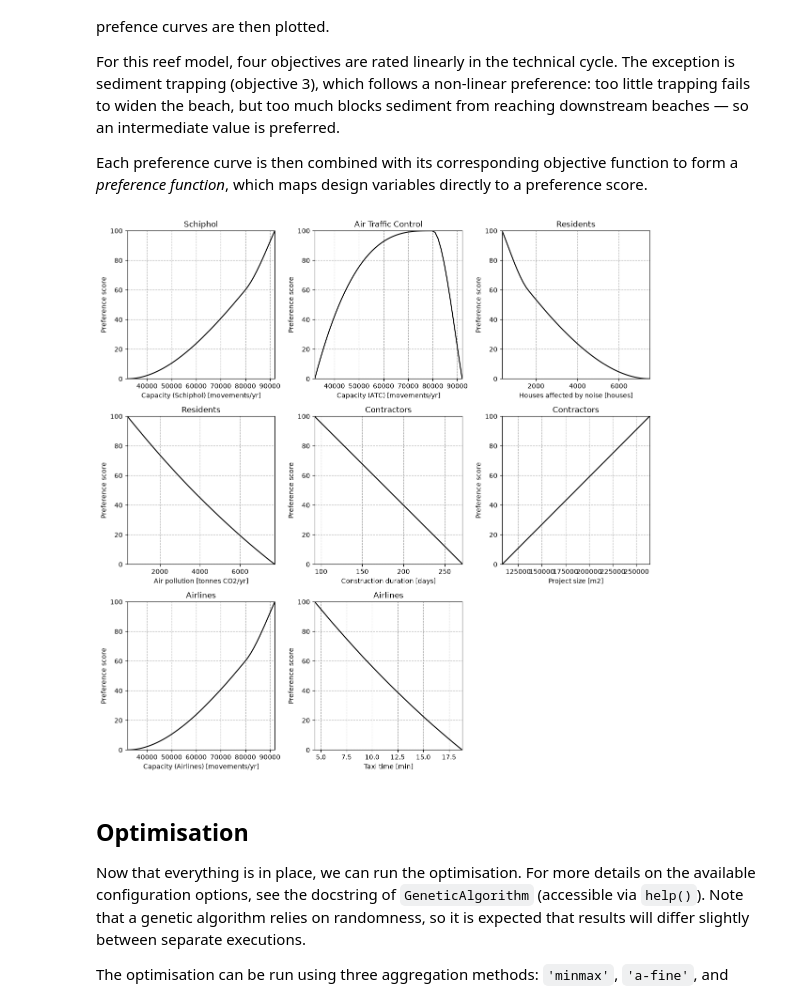
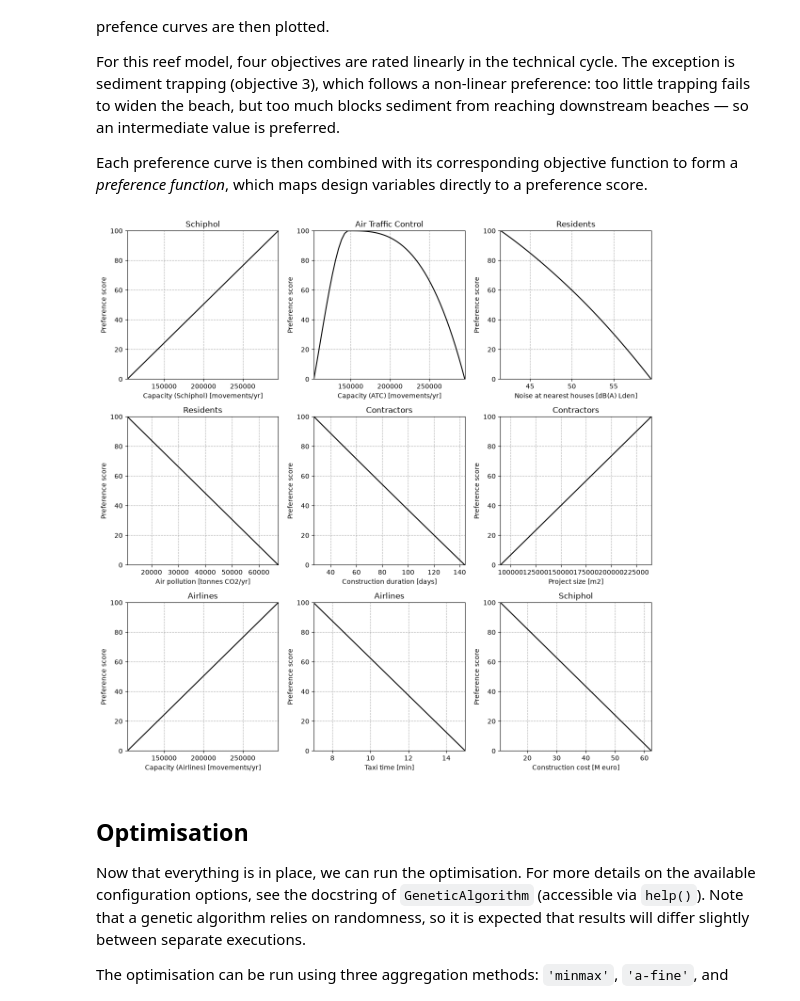
Before and after one commit to oskynowak-hash/MCDA-thing, a Jupyter notebook: Civil-Engineering-Systems-Design-main/optimization.ipynb, the cells around one changed output. Cells and saved outputs as stored; diff of their text form; code cells hidden in the pictures.

```diff
--- a/Civil-Engineering-Systems-Design-main/optimization.ipynb
+++ b/Civil-Engineering-Systems-Design-main/optimization.ipynb
@@ -69,15 +69,15 @@ design_variables = (
     ('x6', 'Material',                   '0=asphalt 1=precast')
 )
 
-b1 = [2400, 4400]
+b1 = [2000, 4000]
 b2 = [45, 60]
 b3 = [163, 203]
-b4 = [1500, 5000]
-b5 = [1000, 7000]
+b4 = [500, 4000]
+b5 = [760, 5000]
 b6 = [0, 1]
 bounds = [b1, b2, b3, b4, b5, b6]
-
-X_irl = [3800, 60, 183, 4000, 7000, 0]
+#4k is placeholder
+X_irl = [3800, 60, 183,750, 5000, 0]
 plot_irl = True
 # %% [markdown]
 ## Constraints
@@ -317,14 +369,12 @@ $$\sum_{i=1}^{5} w_i = 1$$
 
 In this model, all weights are initialised equally ($w_i = \frac{1}{5} = 0.2$) for simplicity.
 # %%
-# Weights per objective — must sum to 1.
-#                  schiphol  atc   noise  air  duration  size  a-cap  taxi
-weights_before =   [0.125, 0.125, 0.125, 0.125, 0.125, 0.125, 0.125, 0.125]
-weights_after =    [0.40,  0.25,  0.06,  0.04,  0.025, 0.025, 0.12,  0.08]
+#                  schiphol  atc   noise  air  duration  size  a-cap  taxi  cost
+weights_before =   [0.111, 0.111, 0.111, 0.111, 0.111, 0.111, 0.111, 0.111, 0.112]
+weights_after =    [0.25,  0.25,  0.06,  0.04,  0.025, 0.025, 0.12,  0.08,  0.15]
 
-weights = weights_before  # set to which weight to use
+weights = weights_before
 
-# Verify the weights sum to 1 (within numerical tolerance)
 assert np.isclose(sum(weights), 1.0), f"Weights must sum to 1, got {sum(weights)}"
 # %% [markdown]
 ## Preference Curves and Preference Functions
@@ -338,19 +388,19 @@ For this reef model, four objectives are rated linearly in the technical cycle.
 Each preference curve is then combined with its corresponding objective function to form a *preference function*, which maps design variables directly to a preference score.
 # %%
 # Define preferences
-prefs_before = [[[32000, 80000, 92000],         [0, 60, 100]],      # capacity schiphol, more is better
-                [[32000, 80000, 92000],         [0, 100, 0]],       # capacity atc, wants it to stay the same
-                [[372, 1621, 7475],             [100, 60, 0]],      # noise, fewer houses is better
-                [[384, 4000, 7728],             [100, 45, 0]],      # air pollution, less is better
-                [[92, 182, 272],                [100, 50, 0]],      # duration, shorter is better
-                [[108000, 186000, 264000],      [0, 50, 100]],      # project size, bigger is better
-                [[32000, 80000, 92000],         [0, 60, 100]],      # capacity airlines, more is better
-                [[4.4, 11.6, 18.8],             [100, 45, 0]]]      # taxi time, shorter is better
+prefs_before = [[[103312, 199244, 295176],      [0, 50, 100]],      # capacity schiphol, more is better
+                [[103312, 147000 , 295176],      [0, 100, 0]],       # capacity atc, peaks at the current level
+                [[41.5, 50, 59.5],              [100, 60, 0]],      # noise, less is better, 58 is the legal contour
+                [[11032, 39110, 67188],         [100, 50, 0]],      # air pollution, less is better
+                [[27, 85, 144],                 [100, 50, 0]],      # duration, shorter is better
+                [[90000, 165000, 240000],       [0, 50, 100]],      # project size, bigger is better
+                [[103312, 199244, 295176],      [0, 50, 100]],      # capacity airlines, more is better
+                [[7.0, 11.0, 15.0],             [100, 50, 0]],      # taxi time, shorter is better
+                [[10.8, 36.6, 62.4],            [100, 50, 0]]]      # cost, less is better
 
 prefs_after = prefs_before
 
 prefs = prefs_before  # set to which preferences to use
-
 
 # Preference curve values for plotting
 # Generate objective value ranges
@@ -377,7 +427,7 @@ for ax, (obj_vals, p_vals), (_, name, unit, stakeholder) in zip(axes.flat, zip(o
     ax.set_ylabel('Preference score')
     ax.grid(linestyle='--')
 
-axes.flat[-1].set_visible(False)  # hide empty 9th subplot
+axes.flat[-1].set_visible(True)  # hide empty 9th subplot
 fig.tight_layout()
 # plt.savefig('preference_curves.png')  # Uncomment this line to save the figure as a PNG file
 plt.show()
@@ -415,39 +465,42 @@ def pref_func_7(x1, x2, x3, x4, x5, x6):
 def pref_func_8(x1, x2, x3, x4, x5, x6):
     taxi = objective_function_8(x1, x2, x3, x4, x5, x6)
     return pchip_interpolate(prefs[7][0], prefs[7][1], taxi)
-
+def pref_func_9(x1, x2, x3, x4, x5, x6):
+    cost = objective_function_9(x1, x2, x3, x4, x5, x6)
+    return pchip_interpolate(prefs[8][0], prefs[8][1], cost)
 pref_funcs = [pref_func_1, pref_func_2, pref_func_3, pref_func_4,
-              pref_func_5, pref_func_6, pref_func_7, pref_func_8]  # list of preference functions for easier handling
+              pref_func_5, pref_func_6, pref_func_7, pref_func_8, pref_func_9]  # list of preference functions for easier handling
 
 
 def objective(variables):
     """
     Objective function that is fed to the GA. Calles the separate preference functions that are declared above.
 
     :param variables: array with design variable values per member of the population. Can be split by using array
     slicing
     :return: 1D-array with aggregated preference scores for the members of the population.
     """
     x1 = variables[:, 0]
     x2 = variables[:, 1]
     x3 = variables[:, 2]
     x4 = variables[:, 3]
     x5 = variables[:, 4]
     x6 = variables[:, 5]
 
     # calculate the preference scores
     p_1 = pref_func_1(x1, x2, x3, x4, x5, x6)
     p_2 = pref_func_2(x1, x2, x3, x4, x5, x6)
     p_3 = pref_func_3(x1, x2, x3, x4, x5, x6)
     p_4 = pref_func_4(x1, x2, x3, x4, x5, x6)
     p_5 = pref_func_5(x1, x2, x3, x4, x5, x6)
     p_6 = pref_func_6(x1, x2, x3, x4, x5, x6)
     p_7 = pref_func_7(x1, x2, x3, x4, x5, x6)
     p_8 = pref_func_8(x1, x2, x3, x4, x5, x6)
+    p_9 = pref_func_9(x1, x2, x3, x4, x5, x6)
 
-    return weights, [p_1, p_2, p_3, p_4, p_5, p_6, p_7, p_8]
+    return weights, [p_1, p_2, p_3, p_4, p_5, p_6, p_7, p_8, p_9]
 # %% [output]
-[figure, old version]
+[figure, new version]
 # %% [markdown]
 ## Optimisation
 
```
Also changed, not shown: parts of 4 cells of this notebook, 4 other files.
